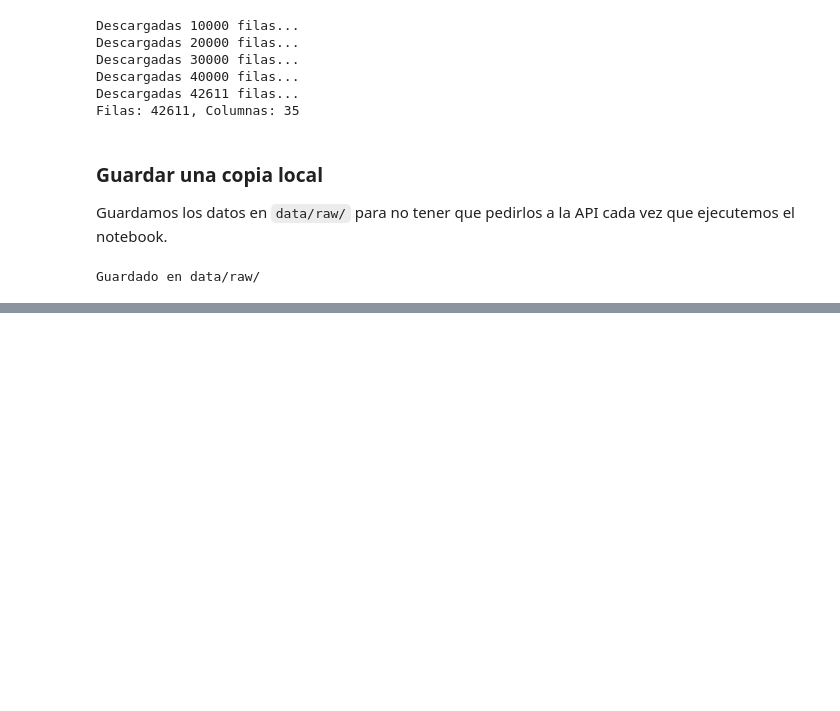
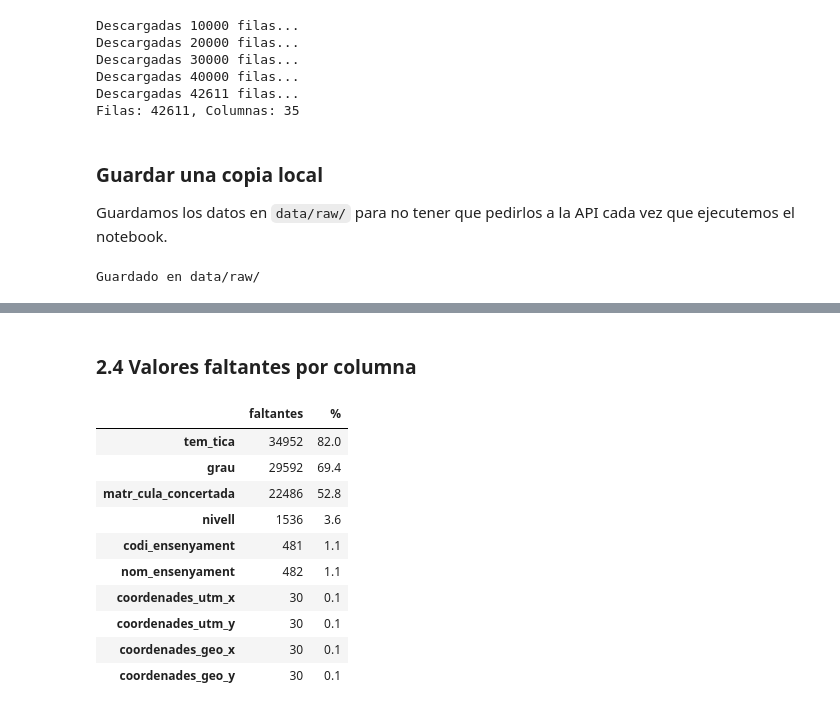
Before and after one commit to esrakesken/eda-educacion-barcelona, a Jupyter notebook: notebooks/01_eda_educacion_bcn.ipynb, the cells around one changed output, grey strips where cells are left out. Saved outputs shown, nothing was run; the diff lists cells and outputs as text; code cells hidden in the pictures; blank space fills up the shorter version.

```diff
--- a/notebooks/01_eda_educacion_bcn.ipynb
+++ b/notebooks/01_eda_educacion_bcn.ipynb
@@ -68,0 +111,18 @@ Guardado en data/raw/
+# %% [markdown]
+### 2.4 Valores faltantes por columna
+# %%
+faltantes = df.isnull().sum()
+porcentaje = (faltantes / len(df) * 100).round(1)
+pd.DataFrame({"faltantes": faltantes, "%": porcentaje})[faltantes > 0].sort_values("%", ascending=False)
+# %% [output]
+|  | faltantes | % |
+| tem_tica | 34952 | 82.0 |
+| grau | 29592 | 69.4 |
+| matr_cula_concertada | 22486 | 52.8 |
+| nivell | 1536 | 3.6 |
+| codi_ensenyament | 481 | 1.1 |
+| nom_ensenyament | 482 | 1.1 |
+| coordenades_utm_x | 30 | 0.1 |
+| coordenades_utm_y | 30 | 0.1 |
+| coordenades_geo_x | 30 | 0.1 |
+| coordenades_geo_y | 30 | 0.1 |
```
Also changed, not shown: parts of 14 cells of this notebook.
